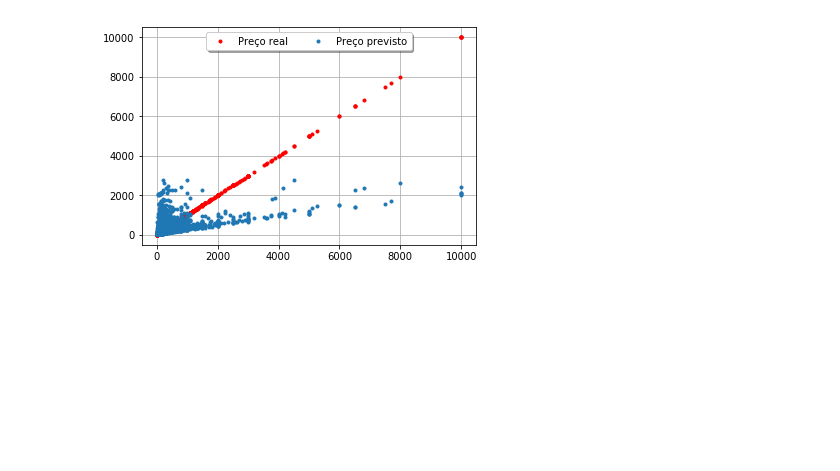
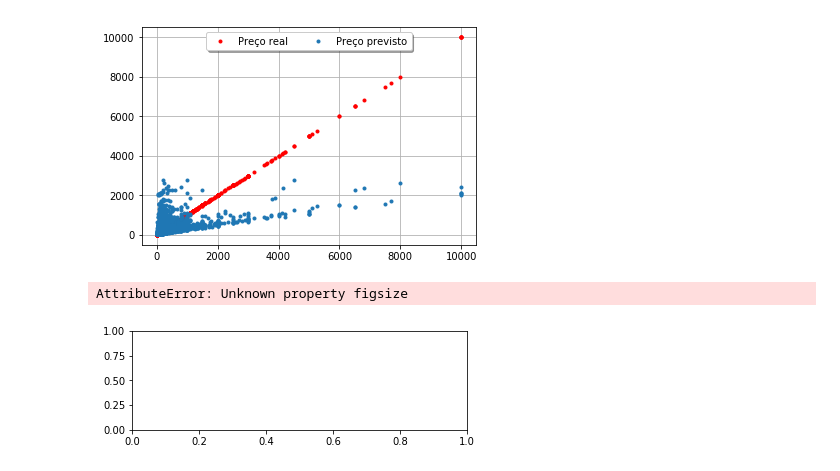
Before and after one commit to cicerotcv/P3_CienciaDados_2019.2, a Jupyter notebook: 02 K-Neighbors Regressor.ipynb, the cells around one changed output. Saved outputs shown, nothing was run; the diff lists cells and outputs as text; code cells hidden in the pictures; blank space fills up the shorter version.

Commit message:
add nova base de treinamento apos pipeline

```diff
--- a/02 K-Neighbors Regressor.ipynb
+++ b/02 K-Neighbors Regressor.ipynb
@@ -129,3 +114,5 @@ airbnb.head(2)
+# %%
+airbnb_labels = airbnb["price"].copy()
 # %%
 airbnb.shape, airbnb_labels.shape
 # %% [output]
@@ -150,3 +137,8 @@ full_pipeline = ColumnTransformer([
 ])
 # %%
 airbnb_prepared = full_pipeline.fit_transform(airbnb)
+# %%
+# separar em uma nova base de treinamento e teste:
+from sklearn.model_selection import train_test_split
+RANDOM_SEED = 42
+X_train, X_test, y_train, y_test = train_test_split(airbnb_prepared, airbnb_labels, test_size=0.33, random_state=RANDOM_SEED)
@@ -200,7 +177,7 @@ mglearn.plots.plot_knn_regression(n_neighbors=3);
 # %%
 k_reg = KNeighborsRegressor(n_neighbors=5)
 # %%
-k_reg.fit(airbnb_prepared, airbnb_labels)
+k_reg.fit(X_train, y_train)
 # %% [output]
 KNeighborsRegressor(algorithm='auto', leaf_size=30, metric='minkowski',
           metric_params=None, n_jobs=None, n_neighbors=5, p=2,
@@ -214,4 +191,4 @@ Labels:          [130, 312, 150, 60, 75]
 # %% [markdown]
 Abaixo, a função .predict será utilizada para prever, com base no modelo que está sendo usado, os preços do novo banco de dados que foi preparado acima, chamado "airbnb_prepared".
 # %%
-airbnb_predictions = k_reg.predict(airbnb_prepared)
+airbnb_predictions = k_reg.predict(X_test)
@@ -244,3 +235,24 @@ ax.legend(loc='upper center', bbox_to_anchor=(0.5, 1.00), shadow=True, ncol=2)
 plt.show()
 # %% [output]
 [figure]
+# %%
+n_neighbors = 5
+
+for i, weights in enumerate(['uniform', 'distance']):
+    knn = KNeighborsRegressor(n_neighbors, weights=weights)
+    y_ = airbnb_predictions
+
+    plt.subplot(2, 1, i + 1)
+    plt.scatter(airbnb_labels, airbnb_labels, c='k', label='data')
+    plt.plot(airbnb_labels, y_, c='g', label='prediction')
+    plt.axis('tight')
+    plt.legend()
+    plt.title("KNeighborsRegressor (k = %i, weights = '%s')" % (n_neighbors,
+                                                                weights))
+
+plt.tight_layout()
+
+plt.show()
+# %% [output]
+AttributeError: Unknown property figsize
+[figure, added]
```
Also changed, not shown: parts of 22 cells of this notebook.
